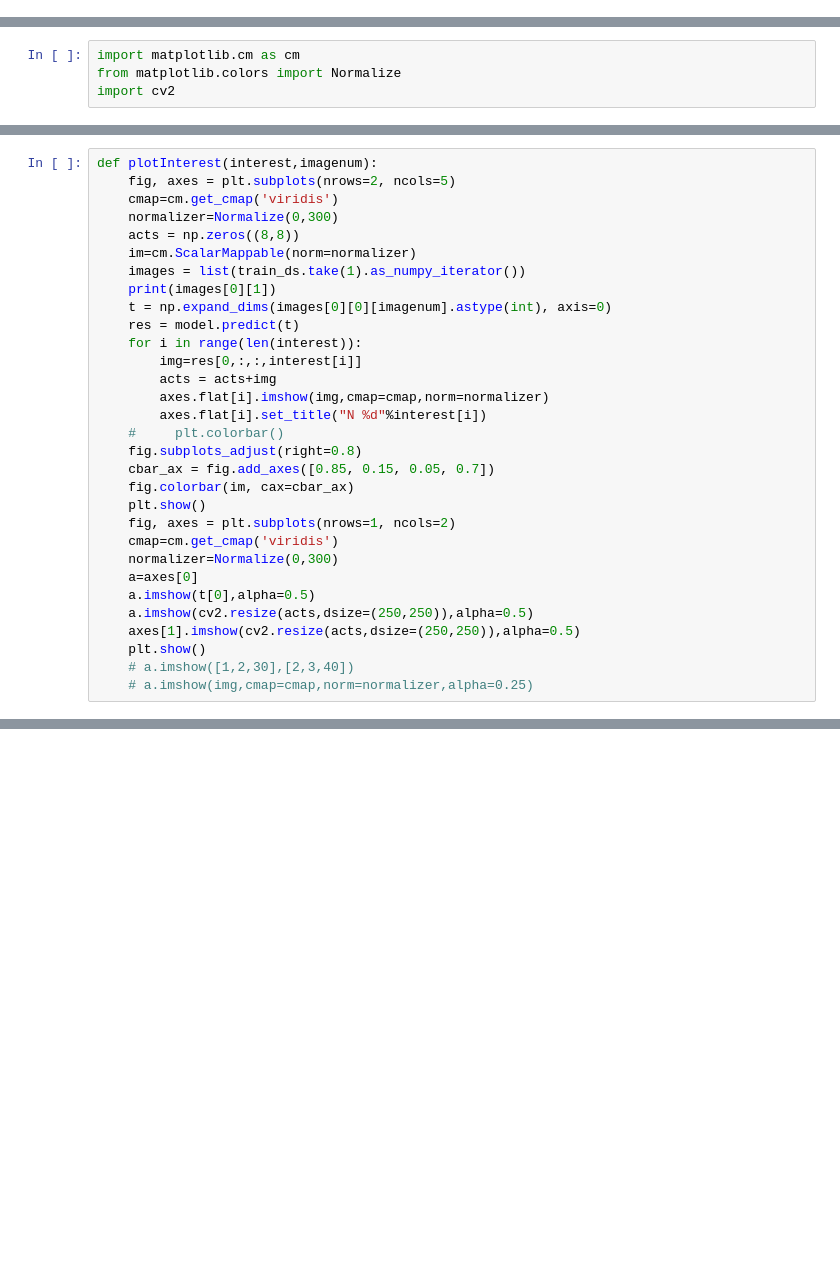
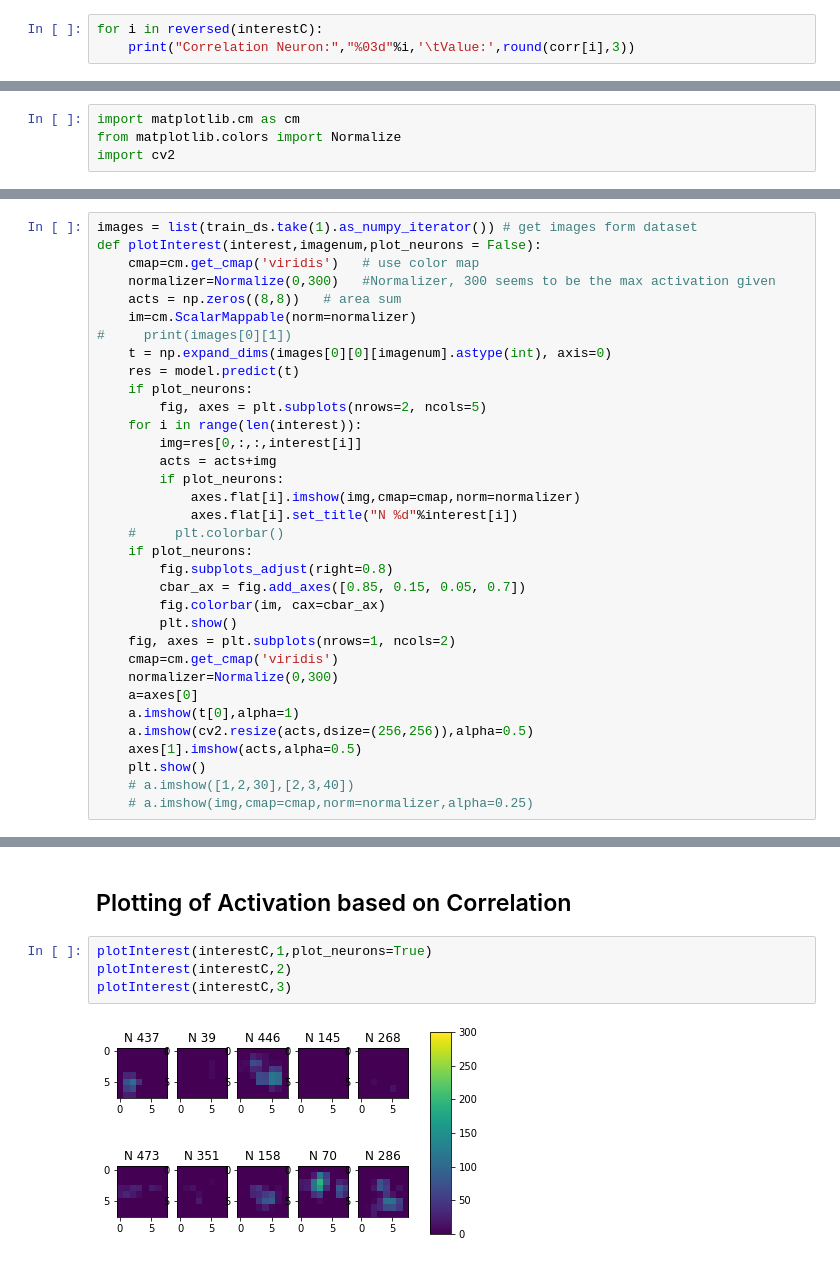
Before and after one commit to sprabhu07/DeepLearning, a Jupyter notebook: visualize_localize.ipynb, the cells around one changed output, grey strips where cells are left out. Saved outputs shown, nothing was run; the diff lists cells and outputs as text; blank space fills up the shorter version.

```diff
--- a/visualize_localize.ipynb
+++ b/visualize_localize.ipynb
@@ -164,0 +260,3 @@ b.batch(1)
+# %%
+for i in reversed(interestC):
+    print("Correlation Neuron:","%03d"%i,'\tValue:',round(corr[i],3))
@@ -173,31 +276,34 @@ TensorShape([256, 256, 3])
 # %%
-def plotInterest(interest,imagenum):
-    fig, axes = plt.subplots(nrows=2, ncols=5)
-    cmap=cm.get_cmap('viridis')
-    normalizer=Normalize(0,300)
-    acts = np.zeros((8,8))
+images = list(train_ds.take(1).as_numpy_iterator()) # get images form dataset
+def plotInterest(interest,imagenum,plot_neurons = False):
+    cmap=cm.get_cmap('viridis')   # use color map
+    normalizer=Normalize(0,300)   #Normalizer, 300 seems to be the max activation given
+    acts = np.zeros((8,8))   # area sum
     im=cm.ScalarMappable(norm=normalizer)
-    images = list(train_ds.take(1).as_numpy_iterator())
-    print(images[0][1])
+#     print(images[0][1])
     t = np.expand_dims(images[0][0][imagenum].astype(int), axis=0)
     res = model.predict(t)
+    if plot_neurons:
+        fig, axes = plt.subplots(nrows=2, ncols=5)
     for i in range(len(interest)):
         img=res[0,:,:,interest[i]]
         acts = acts+img
-        axes.flat[i].imshow(img,cmap=cmap,norm=normalizer)
-        axes.flat[i].set_title("N %d"%interest[i])
+        if plot_neurons:
+            axes.flat[i].imshow(img,cmap=cmap,norm=normalizer)
+            axes.flat[i].set_title("N %d"%interest[i])
     #     plt.colorbar()
-    fig.subplots_adjust(right=0.8)
-    cbar_ax = fig.add_axes([0.85, 0.15, 0.05, 0.7])
-    fig.colorbar(im, cax=cbar_ax)
-    plt.show()
+    if plot_neurons:
+        fig.subplots_adjust(right=0.8)
+        cbar_ax = fig.add_axes([0.85, 0.15, 0.05, 0.7])
+        fig.colorbar(im, cax=cbar_ax)
+        plt.show()
     fig, axes = plt.subplots(nrows=1, ncols=2)
     cmap=cm.get_cmap('viridis')
     normalizer=Normalize(0,300)
     a=axes[0]
-    a.imshow(t[0],alpha=0.5)
-    a.imshow(cv2.resize(acts,dsize=(250,250)),alpha=0.5)
-    axes[1].imshow(cv2.resize(acts,dsize=(250,250)),alpha=0.5)
+    a.imshow(t[0],alpha=1)
+    a.imshow(cv2.resize(acts,dsize=(256,256)),alpha=0.5)
+    axes[1].imshow(acts,alpha=0.5)
     plt.show()
     # a.imshow([1,2,30],[2,3,40])
     # a.imshow(img,cmap=cmap,norm=normalizer,alpha=0.25)
@@ -225,0 +310,8 @@ plotInterest(interestA,3)
+# %% [markdown]
+## Plotting of Activation based on Correlation
+# %%
+plotInterest(interestC,1,plot_neurons=True)
+plotInterest(interestC,2)
+plotInterest(interestC,3)
+# %% [output]
+[figure, added]
```
Also changed, not shown: parts of 48 cells of this notebook.
